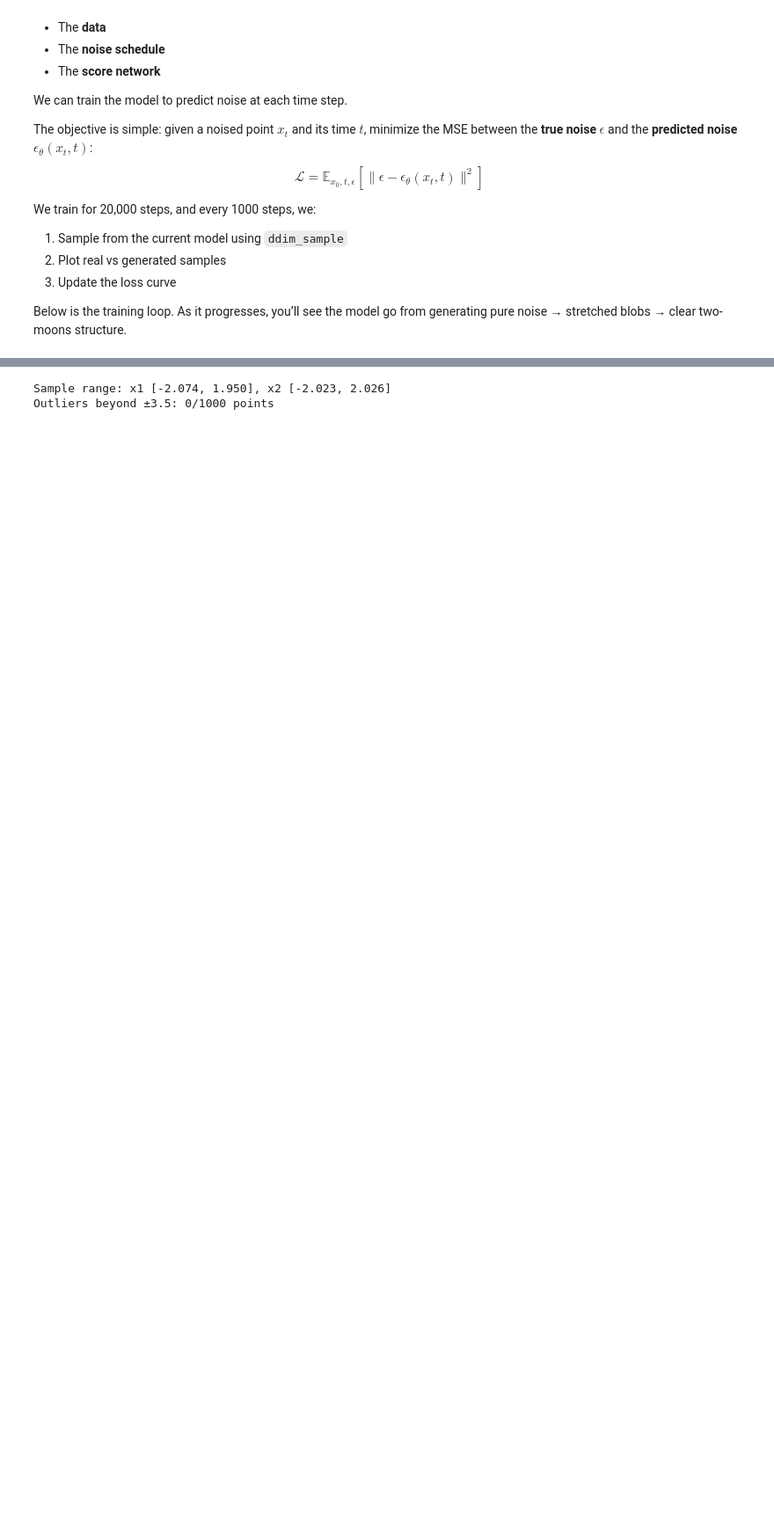
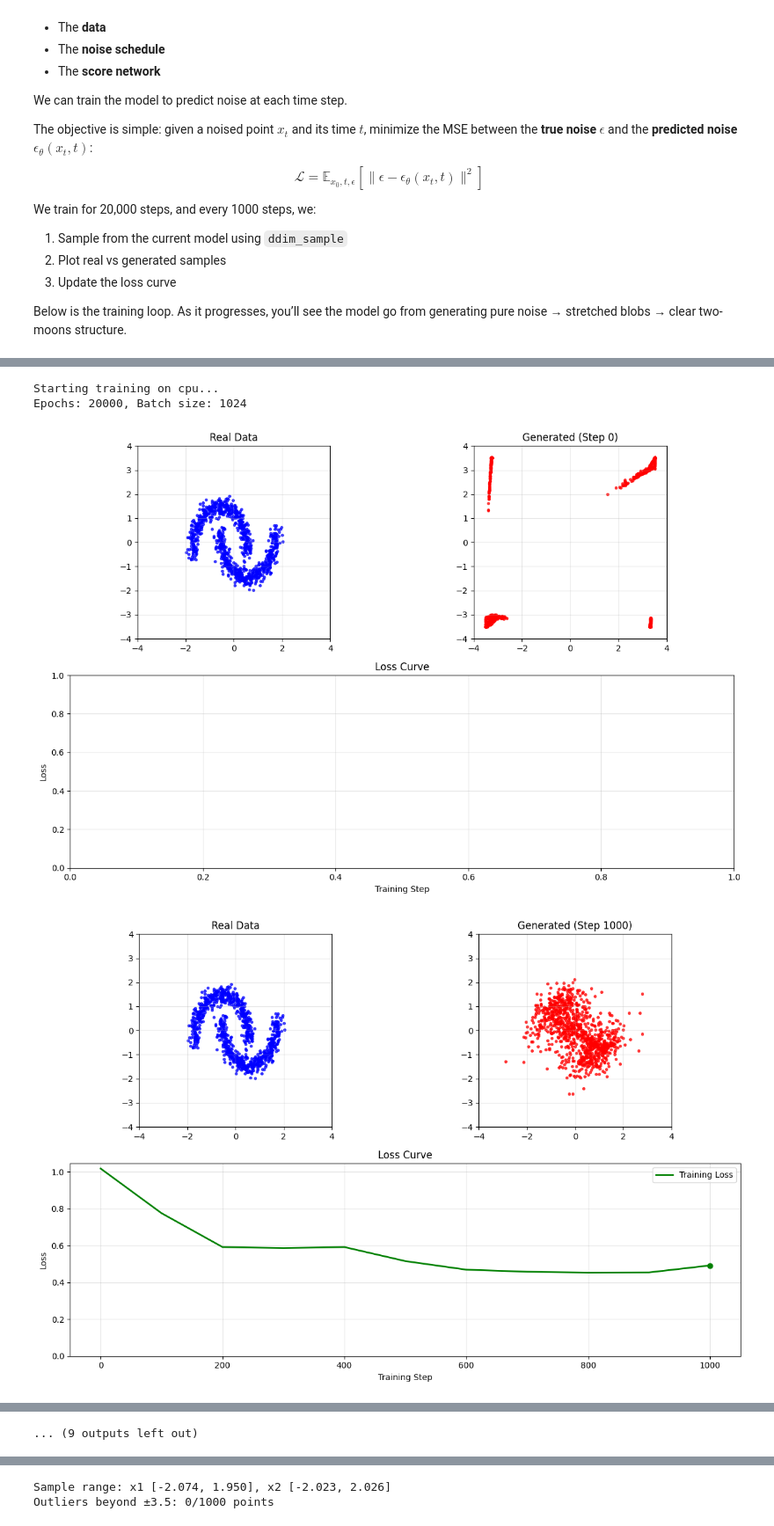
Before and after one commit to AlmostAnna/generative-models-journey, a Jupyter notebook: notebooks/diffusion-story.ipynb, the cells around one changed output, grey strips where cells are left out. Shown at 88% size. Drawn from its saved outputs; the diff is of its cells as text; code cells hidden in the pictures; blank space fills up the shorter version.

Commit message:
Refactored the training part and did minor text cleanup

```diff
--- a/notebooks/diffusion-story.ipynb
+++ b/notebooks/diffusion-story.ipynb
@@ -20,8 +20,9 @@ def setup_imports():
     try:
         from src.utils import get_data, plot_real_data
         from src.diffusion import get_alpha_bar, positional_encoding, ScoreModel, ddim_sample
+        from src.training import train_model
         print("Package imports successful")
-        return get_data, plot_real_data, get_alpha_bar, positional_encoding, ScoreModel, ddim_sample
+        return get_data, plot_real_data, get_alpha_bar, positional_encoding, ScoreModel, ddim_sample, train_model
     except ImportError:
         pass
 
@@ -34,8 +35,9 @@ def setup_imports():
 
         from utils import get_data, plot_real_data
         from diffusion import get_alpha_bar, positional_encoding, ScoreModel, ddim_sample
+        from training import train_model
         print("Direct imports successful")
-        return get_data, plot_real_data, get_alpha_bar, positional_encoding, ScoreModel, ddim_sample
+        return get_data, plot_real_data, get_alpha_bar, positional_encoding, ScoreModel, ddim_sample, train_model
     except ImportError:
         pass
 
@@ -47,8 +49,9 @@ def setup_imports():
 
         from utils import get_data, plot_real_data
         from diffusion import get_alpha_bar, positional_encoding, ScoreModel, ddim_sample
+        from training import train_model
         print("Parent directory imports successful")
-        return get_data, plot_real_data, get_alpha_bar, positional_encoding, ScoreModel, ddim_sample
+        return get_data, plot_real_data, get_alpha_bar, positional_encoding, ScoreModel, ddim_sample, train_model
     except ImportError:
         pass
 
@@ -56,7 +59,7 @@ def setup_imports():
 
 # Setup imports
 try:
-    get_data, plot_real_data, get_alpha_bar, positional_encoding, ScoreModel, ddim_sample = setup_imports()
+    get_data, plot_real_data, get_alpha_bar, positional_encoding, ScoreModel, ddim_sample, train_model = setup_imports()
     print("All imports ready")
 except Exception as e:
     print(f"Import setup failed: {e}")
@@ -413,0 +298,14 @@ for step in tqdm(range(n_epochs)):
+# %%
+#Diffusion training
+model, history = train_model(
+    n_epochs=20000,
+    batch_size=1024,
+    learning_rate=1e-4,
+    device='cpu',
+    checkpoint_interval=1000
+)
+# %% [output]
+Starting training on cpu...
+Epochs: 20000, Batch size: 1024
+[figure, added]
+[figure, added]
@@ -414,3 +321,4 @@ for step in tqdm(range(n_epochs)):
+... (9 outputs left out)
 # %% [markdown]
 ## Sampling: Reversing the Process with DDIM
 
```
Also changed, not shown: parts of 9 cells of this notebook.
